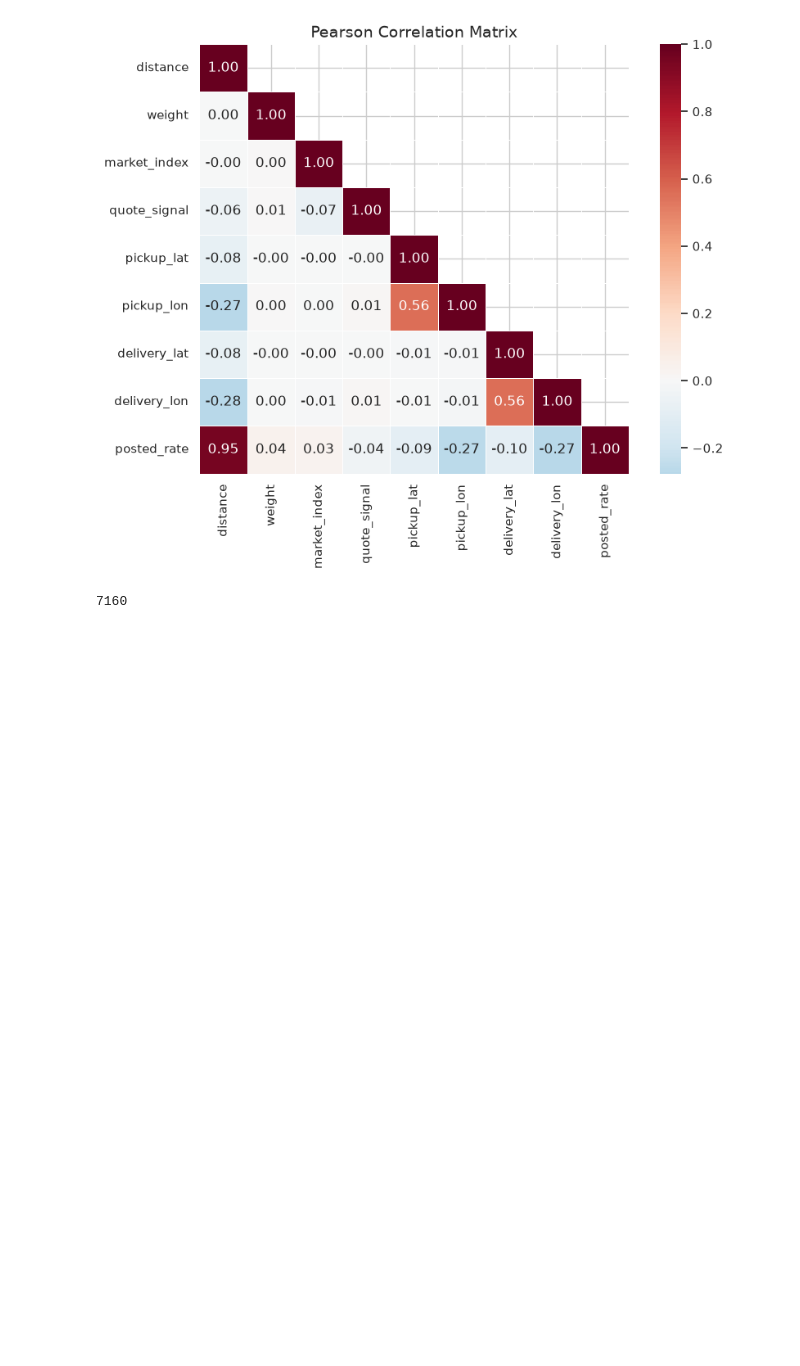
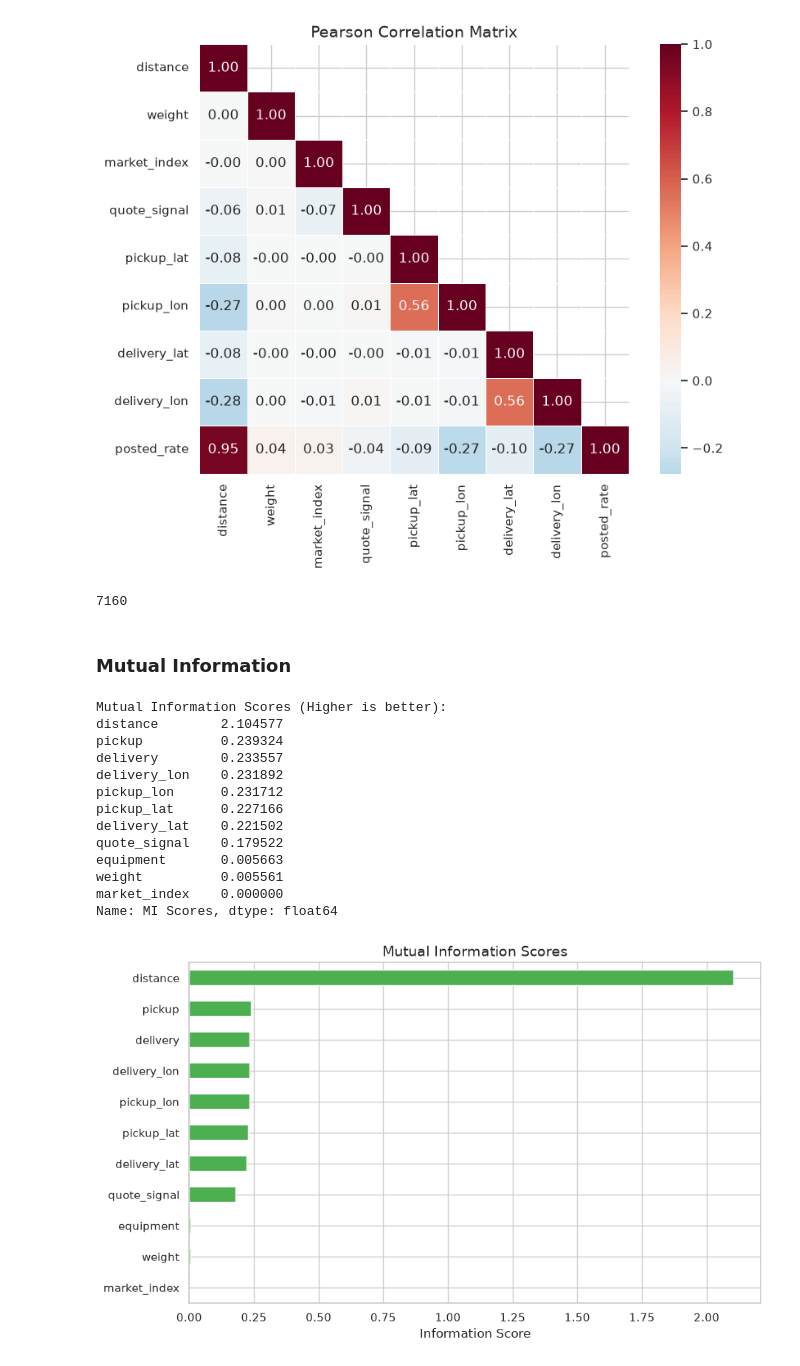
Before and after one commit to Sheild007/freight-rate-prediction, a Jupyter notebook: notebooks/eda.ipynb, the cells around one changed output. Cells and saved outputs as stored; diff of their text form; code cells hidden in the pictures; blank space fills up the shorter version.

Commit message:
non linear relationship analysis via Mutual Information

```diff
--- a/notebooks/eda.ipynb
+++ b/notebooks/eda.ipynb
@@ -285,3 +285,53 @@ plt.tight_layout(); plt.show(); plt.close("all"); gc.collect()
 # %% [output]
 [figure]
 7160
+# %% [markdown]
+### Mutual Information
+# %%
+from sklearn.feature_selection import mutual_info_regression
+import matplotlib.pyplot as plt
+import pandas as pd
+
+mi_df = df.copy()
+
+mi_df = mi_df.drop(columns=["load_id", "date"])
+
+
+for col in ["pickup", "delivery", "equipment"]:
+    mi_df[col] = mi_df[col].astype("category").cat.codes
+
+
+X = mi_df.drop(columns=["posted_rate"])
+y = mi_df["posted_rate"]
+
+
+categorical_features = [X.columns.get_loc(col) for col in ["pickup", "delivery", "equipment"]]
+mi_scores = mutual_info_regression(X, y, discrete_features=categorical_features, random_state=42)
+
+mi_scores_series = pd.Series(mi_scores, name="MI Scores", index=X.columns)
+mi_scores_series = mi_scores_series.sort_values(ascending=False)
+
+
+print("Mutual Information Scores (Higher is better):")
+print(mi_scores_series)
+
+plt.figure(figsize=(10, 6))
+mi_scores_series.sort_values().plot.barh(color="#4CAF50")
+plt.title("Mutual Information Scores")
+plt.xlabel("Information Score")
+plt.show()
+# %% [output]
+Mutual Information Scores (Higher is better):
+distance        2.104577
+pickup          0.239324
+delivery        0.233557
+delivery_lon    0.231892
+pickup_lon      0.231712
+pickup_lat      0.227166
+delivery_lat    0.221502
+quote_signal    0.179522
+equipment       0.005663
+weight          0.005561
+market_index    0.000000
+Name: MI Scores, dtype: float64
+[figure, added]
```
